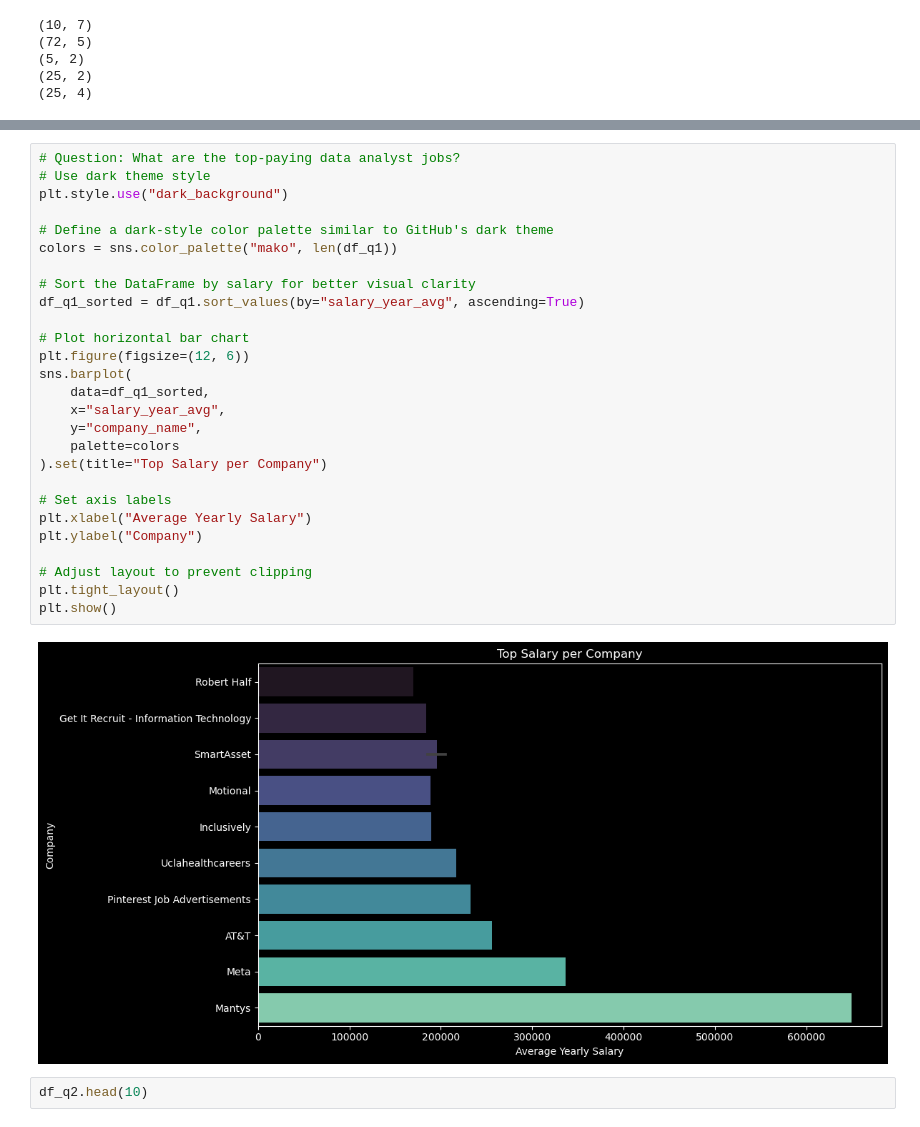
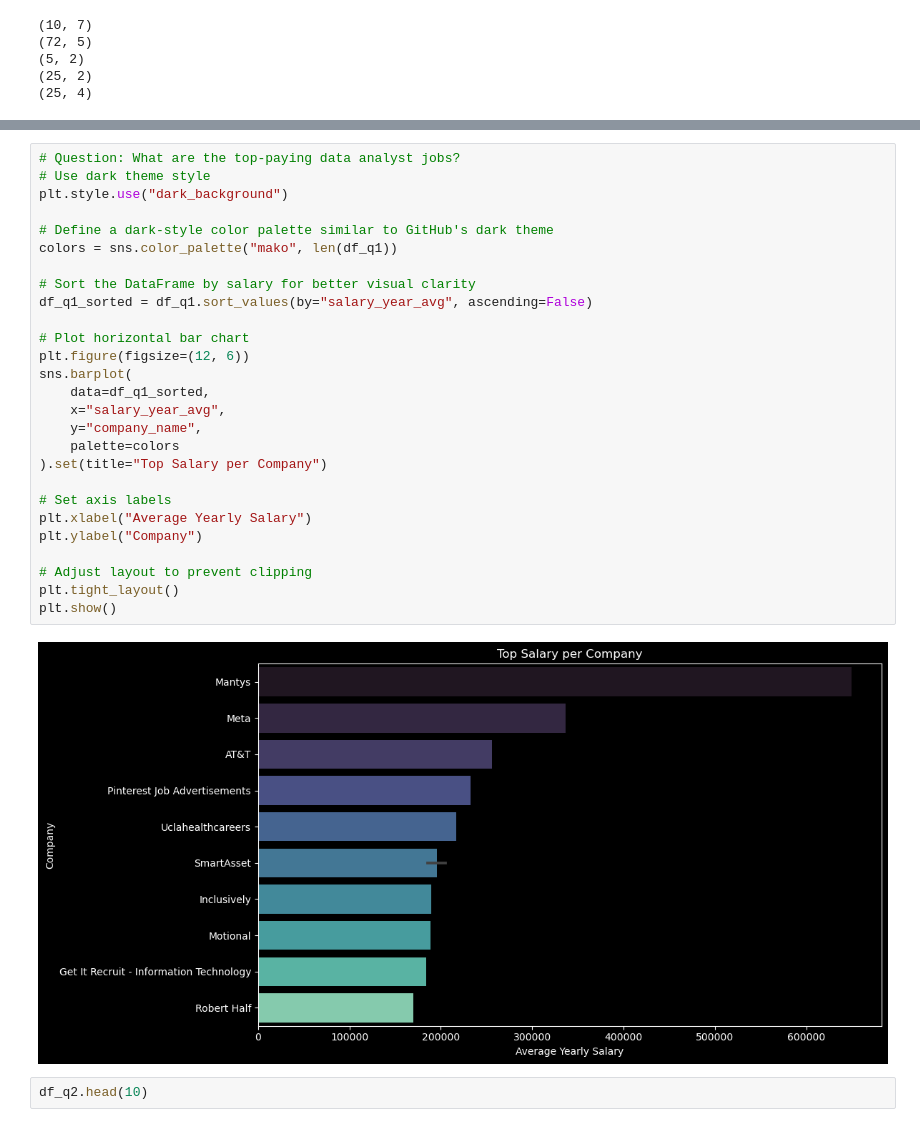
Before and after one commit to WesleyPenteado/SQL_Practice-Data_Analyst_Analysis, a Jupyter notebook: project_py/visualization.ipynb, the cells around one changed output, grey strips where cells are left out. Cells and saved outputs as stored; diff of their text form.

```diff
--- a/project_py/visualization.ipynb
+++ b/project_py/visualization.ipynb
@@ -44,32 +44,32 @@ df_q1.head(10)
 # %%
 # Question: What are the top-paying data analyst jobs?
 # Use dark theme style
 plt.style.use("dark_background")
 
 # Define a dark-style color palette similar to GitHub's dark theme
 colors = sns.color_palette("mako", len(df_q1))
 
 # Sort the DataFrame by salary for better visual clarity
-df_q1_sorted = df_q1.sort_values(by="salary_year_avg", ascending=True)
+df_q1_sorted = df_q1.sort_values(by="salary_year_avg", ascending=False)
 
 # Plot horizontal bar chart
 plt.figure(figsize=(12, 6))
 sns.barplot(
     data=df_q1_sorted,
     x="salary_year_avg",
     y="company_name",
     palette=colors
 ).set(title="Top Salary per Company")
 
 # Set axis labels
 plt.xlabel("Average Yearly Salary")
 plt.ylabel("Company")
 
 # Adjust layout to prevent clipping
 plt.tight_layout()
 plt.show()
 # %% [output]
-[figure, old version]
+[figure, new version]
 # %%
 df_q2.head(10)
 # %% [output]
```
Also changed, not shown: 7 other files.
